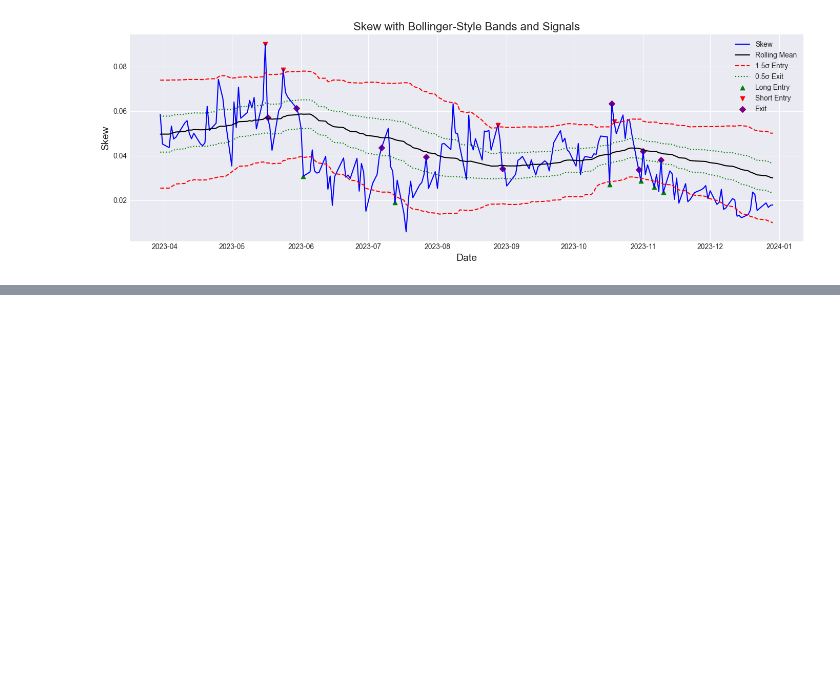
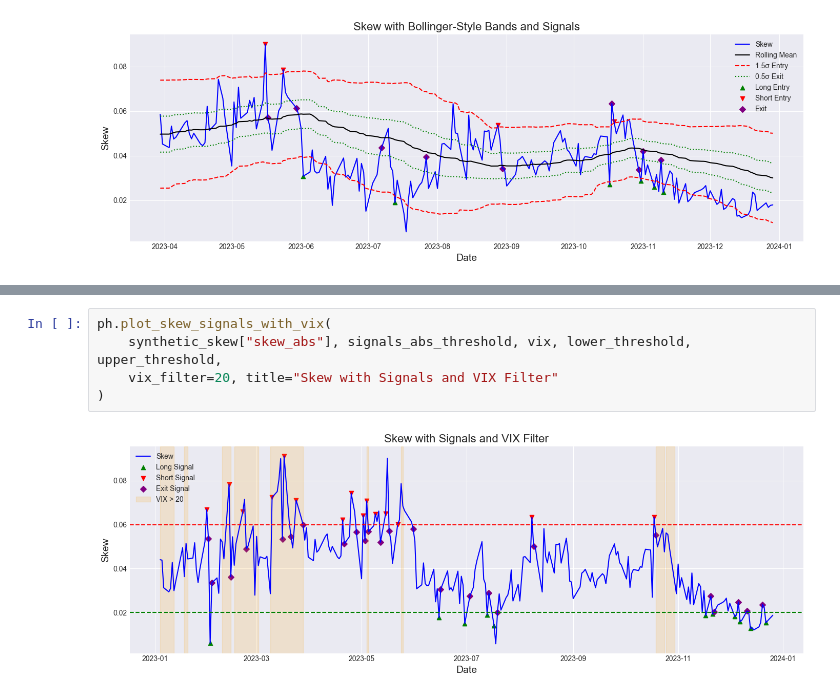
Before and after one commit to anthonymakarewicz/volatility-trading, a Jupyter notebook: skew_trading.ipynb, the cells around one changed output, grey strips where cells are left out. Drawn from its saved outputs; the diff is of its cells as text; blank space fills up the shorter version.

Commit message:
Added VIX Macro filter

```diff
--- a/skew_trading.ipynb
+++ b/skew_trading.ipynb
@@ -670,0 +745,7 @@ Latter on we will build a realistic backtest and analyze the performanc eof the
+# %%
+ph.plot_skew_signals_with_vix(
+    synthetic_skew["skew_abs"], signals_abs_threshold, vix, lower_threshold, upper_threshold,
+    vix_filter=20, title="Skew with Signals and VIX Filter"
+)
+# %% [output]
+[figure, added]
```
Also changed, not shown: parts of 14 cells of this notebook, 1 other file.
